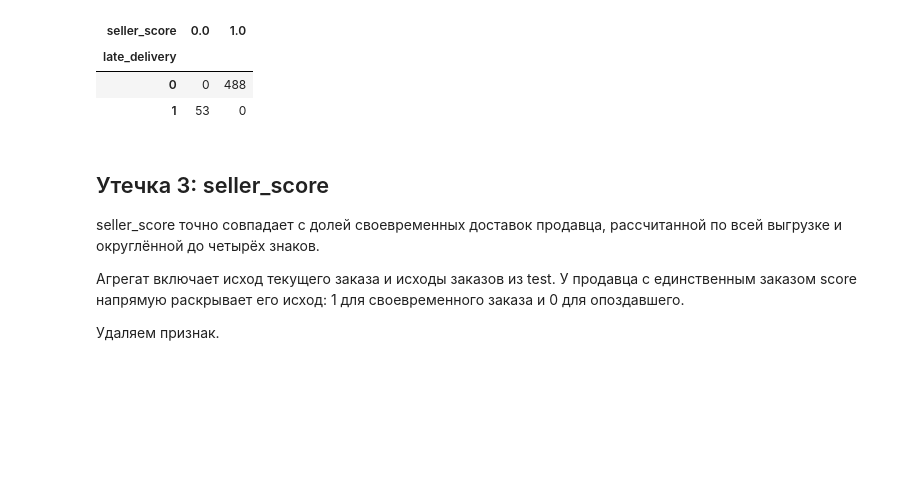
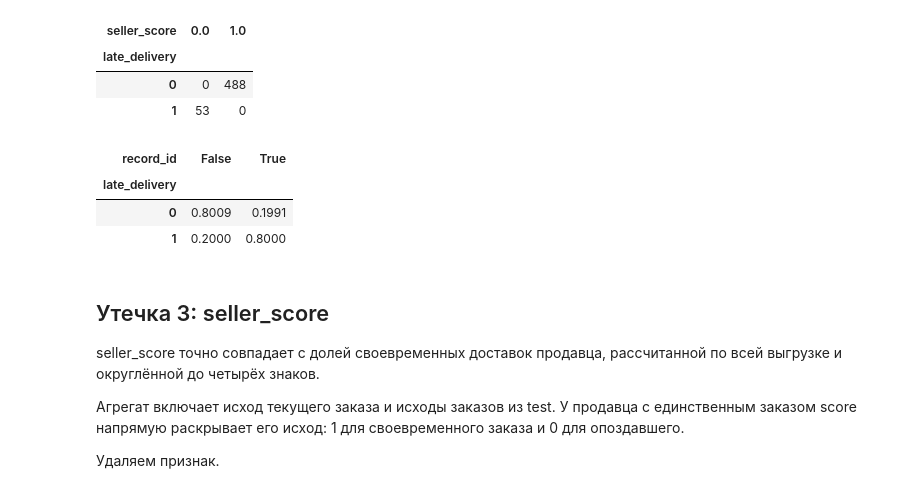
Before and after one commit to MikhailGeras/module0, a Jupyter notebook: ДЗ2.ipynb, the cells around one changed output. Cells and saved outputs as stored; diff of their text form; code cells hidden in the pictures; blank space fills up the shorter version.

Commit message:
ДЗ2: разобрать связь record_id с таргетом

```diff
--- a/ДЗ2.ipynb
+++ b/ДЗ2.ipynb
@@ -440,6 +445,21 @@ display(pd.crosstab(
 | late_delivery |  |  |
 | 0 | 0 | 488 |
 | 1 | 53 | 0 |
+# %%
+id_is_high = df["record_id"] >= 500_000
+
+display(
+    pd.crosstab(
+        df["late_delivery"],
+        id_is_high,
+        normalize="index",
+    ).round(4)
+)
+# %% [output]
+| record_id | False | True |
+| late_delivery |  |  |
+| 0 | 0.8009 | 0.1991 |
+| 1 | 0.2000 | 0.8000 |
 # %% [markdown]
 ## Утечка 3: seller_score
 
```
Also changed, not shown: parts of 1 cell of this notebook.
